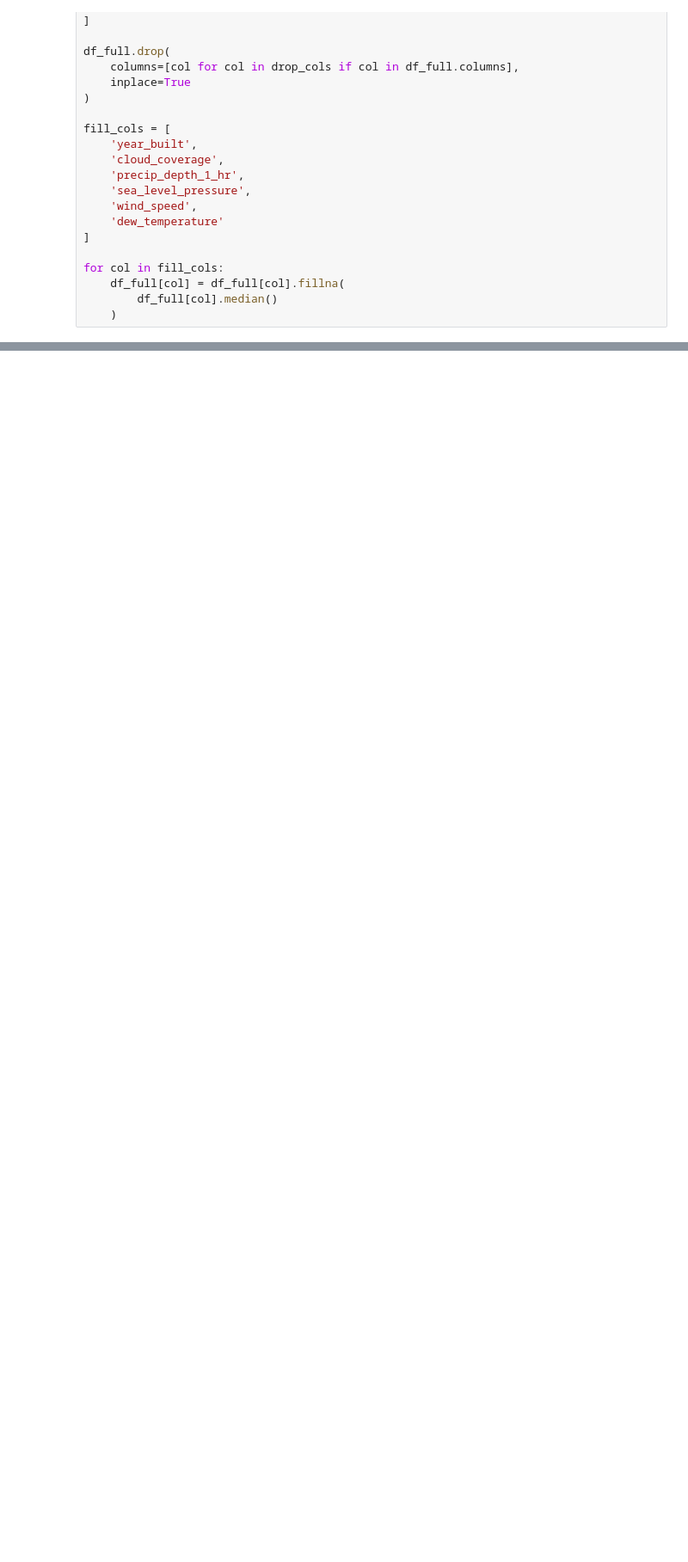
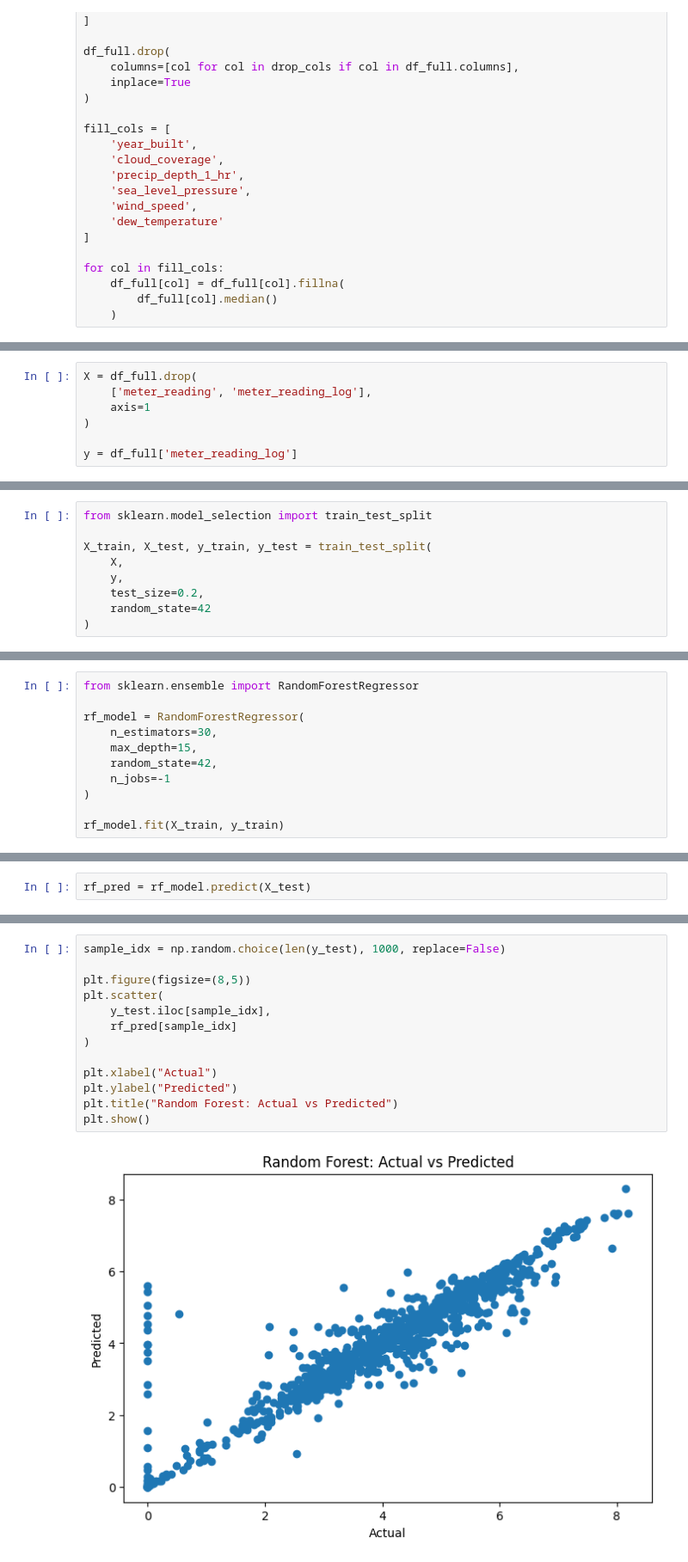
Before and after one commit to atithagtg/UAS-Pembelajaran-Mesin-Kelompok-13, a Jupyter notebook: Progress/Project ML_progress.ipynb, the cells around one changed output, grey strips where cells are left out. Shown at 86% size. Saved outputs shown, nothing was run; the diff lists cells and outputs as text; blank space fills up the shorter version.

Commit message:
update preprocessing and model evaluation

```diff
--- a/Progress/Project ML_progress.ipynb
+++ b/Progress/Project ML_progress.ipynb
@@ -528,0 +661,7 @@ for col in fill_cols:
+# %%
+X = df_full.drop(
+    ['meter_reading', 'meter_reading_log'],
+    axis=1
+)
+
+y = df_full['meter_reading_log']
@@ -528,0 +680,9 @@ for col in fill_cols:
+# %%
+from sklearn.model_selection import train_test_split
+
+X_train, X_test, y_train, y_test = train_test_split(
+    X,
+    y,
+    test_size=0.2,
+    random_state=42
+)
@@ -528,0 +693,11 @@ for col in fill_cols:
+# %%
+from sklearn.ensemble import RandomForestRegressor
+
+rf_model = RandomForestRegressor(
+    n_estimators=30,
+    max_depth=15,
+    random_state=42,
+    n_jobs=-1
+)
+
+rf_model.fit(X_train, y_train)
@@ -528,0 +740,2 @@ for col in fill_cols:
+# %%
+rf_pred = rf_model.predict(X_test)
@@ -528,0 +764,15 @@ for col in fill_cols:
+# %%
+sample_idx = np.random.choice(len(y_test), 1000, replace=False)
+
+plt.figure(figsize=(8,5))
+plt.scatter(
+    y_test.iloc[sample_idx],
+    rf_pred[sample_idx]
+)
+
+plt.xlabel("Actual")
+plt.ylabel("Predicted")
+plt.title("Random Forest: Actual vs Predicted")
+plt.show()
+# %% [output]
+[figure, added]
```
Also changed, not shown: parts of 88 cells of this notebook.
